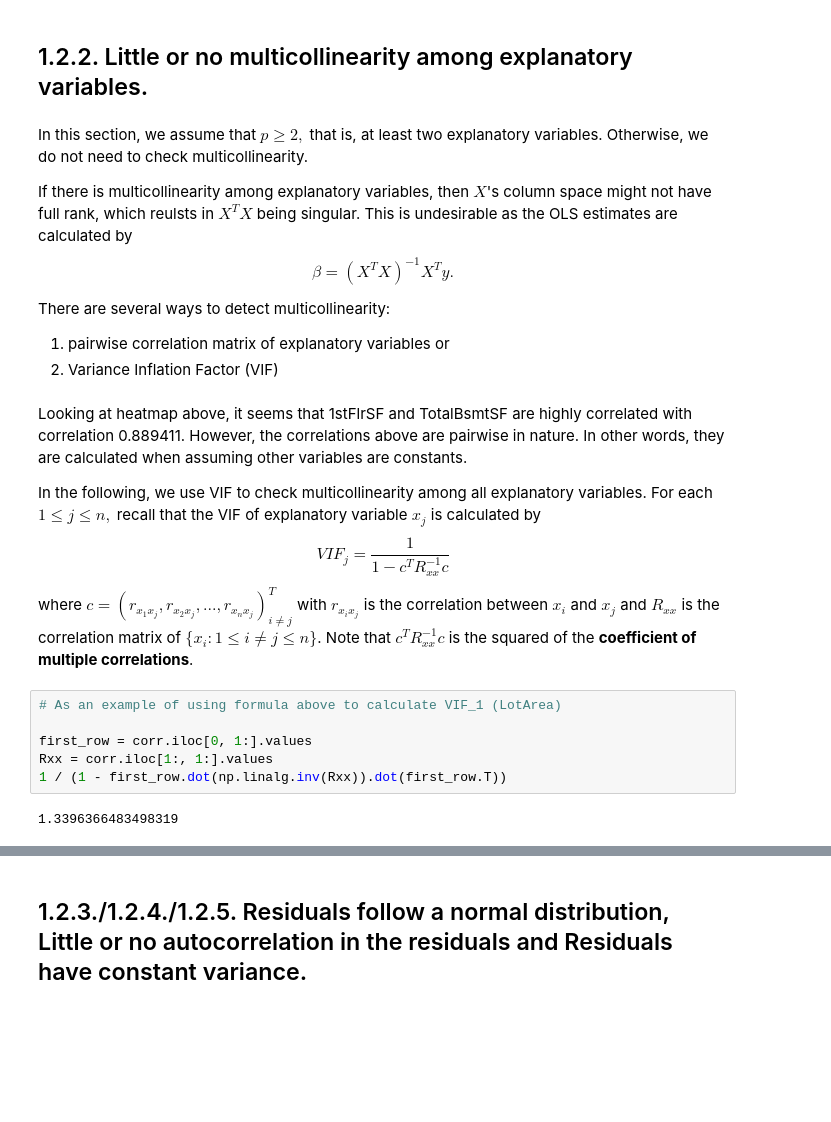
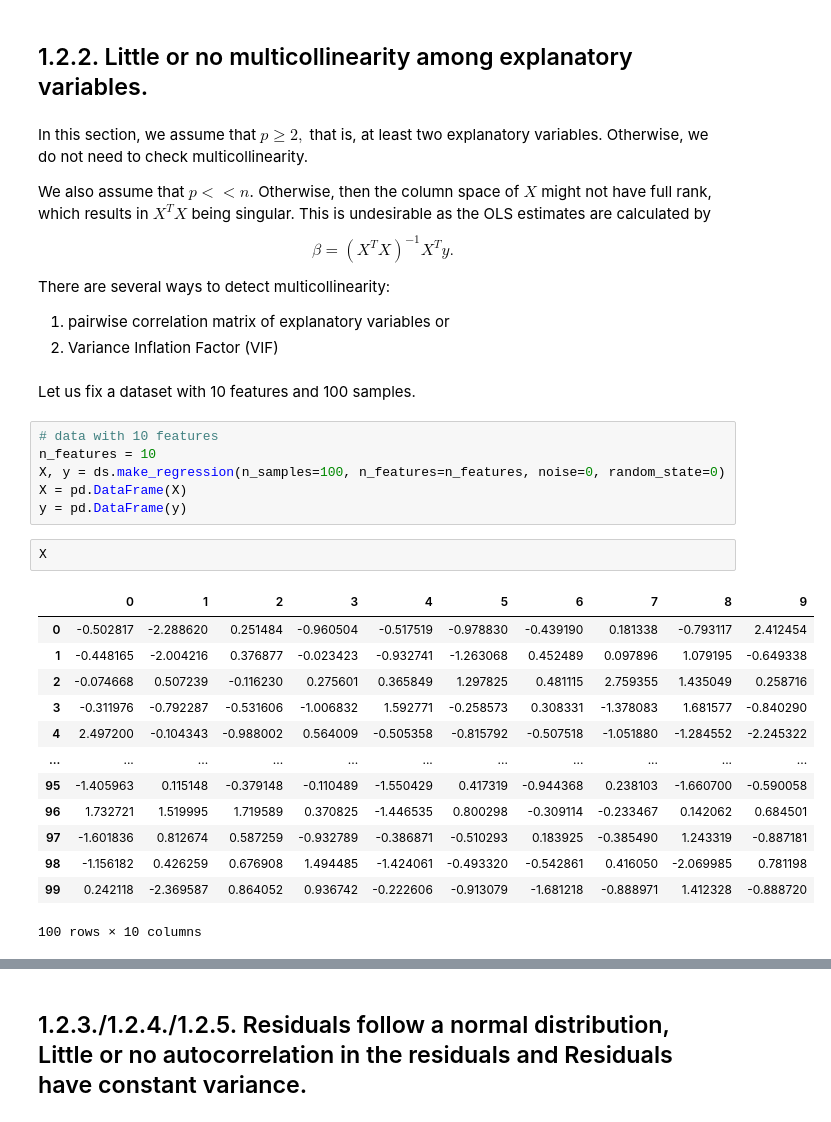
Before and after one commit to hongwai1920/Introduction-to-Linear-Regression, a Jupyter notebook: Introduction_to_Linear_Regression.ipynb, the cells around one changed output, grey strips where cells are left out. Drawn from its saved outputs; the diff is of its cells as text; blank space fills up the shorter version.

```diff
--- a/Introduction_to_Linear_Regression.ipynb
+++ b/Introduction_to_Linear_Regression.ipynb
@@ -105,7 +117,8 @@ However, we will not discuss it here.
 In this section, we assume that $p \geq 2,$ that is, at least two explanatory variables.
 Otherwise, we do not need to check multicollinearity.
 
-If there is multicollinearity among explanatory variables, then $X$'s column space might not have full rank, which reulsts in $X^T X$ being singular.
+We also assume that $p << n$.
+Otherwise, then the column space of $X$ might not have full rank, which results in $X^T X$ being singular.
 This is undesirable as the OLS estimates are calculated by
 $$\beta = (X^TX)^{-1}X^Ty.$$
 
@@ -113,21 +126,27 @@ There are several ways to detect multicollinearity:
 
 1. pairwise correlation matrix of explanatory variables or
 2. Variance Inflation Factor (VIF)
-# %% [markdown]
-Looking at heatmap above, it seems that 1stFlrSF and TotalBsmtSF are highly correlated with correlation 0.889411.
-However, the correlations above are pairwise in nature.
-In other words, they are calculated when assuming other variables are constants.
-
-In the following, we use VIF to check multicollinearity among all explanatory variables.
-For each $1\leq j\leq n,$ recall that the VIF of explanatory variable $x_j$ is calculated by
-$$VIF_j = \frac{1}{1 - c^T R^{-1}_{xx}c}$$
-where $c = (r_{x_1x_j}, r_{x_2x_j},...,r_{x_nx_j} )^T_{i\neq j}$ with $r_{x_ix_j}$ is the correlation between $x_i$ and $x_j$ and $R_{xx}$ is the correlation matrix of $\{x_i: 1\leq i\neq j \leq n\}$.
-Note that $c^TR_{xx}^{-1}c$ is the squared of the **coefficient of multiple correlations**.
-# %%
-# As an example of using formula above to calculate VIF_1 (LotArea)
-
-first_row = corr.iloc[0, 1:].values
-Rxx = corr.iloc[1:, 1:].values
-1 / (1 - first_row.dot(np.linalg.inv(Rxx)).dot(first_row.T))
-# %% [output]
-1.3396366483498319
+# %% [markdown]
+Let us fix a dataset with 10 features and 100 samples.
+# %%
+# data with 10 features
+n_features = 10
+X, y = ds.make_regression(n_samples=100, n_features=n_features, noise=0, random_state=0)
+X = pd.DataFrame(X)
+y = pd.DataFrame(y)
+# %%
+X
+# %% [output]
+|  | 0 | 1 | 2 | 3 | 4 | 5 | 6 | 7 | 8 | 9 |
+| 0 | -0.502817 | -2.288620 | 0.251484 | -0.960504 | -0.517519 | -0.978830 | -0.439190 | 0.181338 | -0.793117 | 2.412454 |
+| 1 | -0.448165 | -2.004216 | 0.376877 | -0.023423 | -0.932741 | -1.263068 | 0.452489 | 0.097896 | 1.079195 | -0.649338 |
+| 2 | -0.074668 | 0.507239 | -0.116230 | 0.275601 | 0.365849 | 1.297825 | 0.481115 | 2.759355 | 1.435049 | 0.258716 |
+| 3 | -0.311976 | -0.792287 | -0.531606 | -1.006832 | 1.592771 | -0.258573 | 0.308331 | -1.378083 | 1.681577 | -0.840290 |
+| 4 | 2.497200 | -0.104343 | -0.988002 | 0.564009 | -0.505358 | -0.815792 | -0.507518 | -1.051880 | -1.284552 | -2.245322 |
+| ... | ... | ... | ... | ... | ... | ... | ... | ... | ... | ... |
+| 95 | -1.405963 | 0.115148 | -0.379148 | -0.110489 | -1.550429 | 0.417319 | -0.944368 | 0.238103 | -1.660700 | -0.590058 |
+| 96 | 1.732721 | 1.519995 | 1.719589 | 0.370825 | -1.446535 | 0.800298 | -0.309114 | -0.233467 | 0.142062 | 0.684501 |
+| 97 | -1.601836 | 0.812674 | 0.587259 | -0.932789 | -0.386871 | -0.510293 | 0.183925 | -0.385490 | 1.243319 | -0.887181 |
+| 98 | -1.156182 | 0.426259 | 0.676908 | 1.494485 | -1.424061 | -0.493320 | -0.542861 | 0.416050 | -2.069985 | 0.781198 |
+| 99 | 0.242118 | -2.369587 | 0.864052 | 0.936742 | -0.222606 | -0.913079 | -1.681218 | -0.888971 | 1.412328 | -0.888720 |
+100 rows × 10 columns
```
Also changed, not shown: parts of 18 cells of this notebook.
